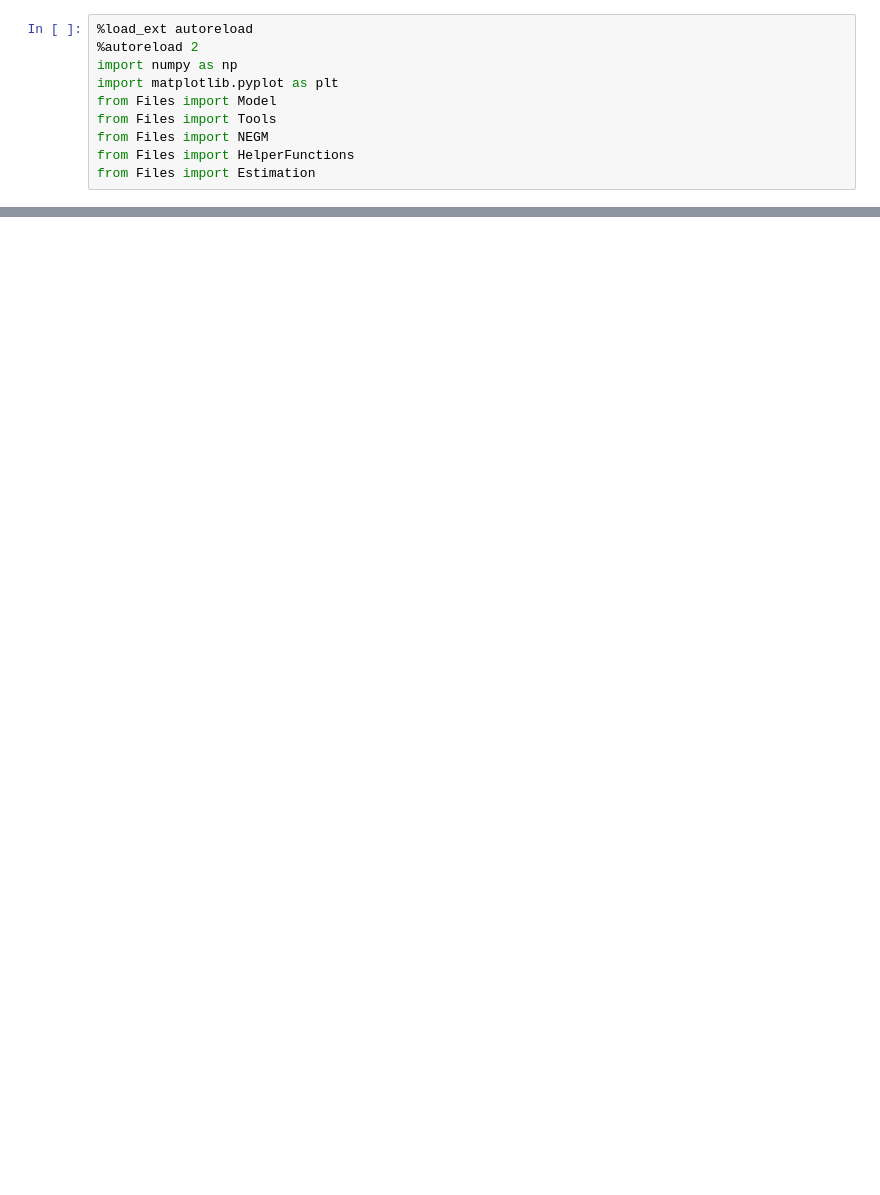
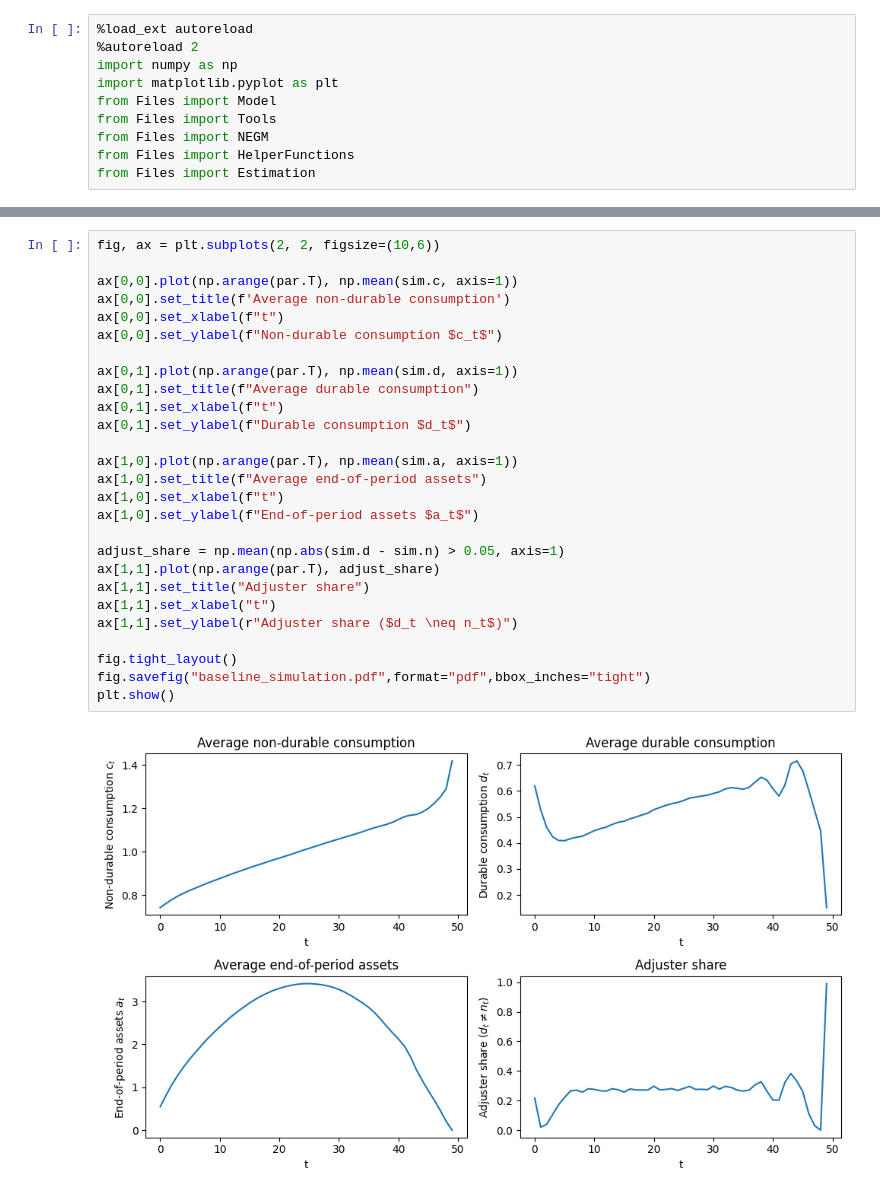
Before and after one commit to ChristofferDH/DP_CR, a Jupyter notebook: Main.ipynb, the cells around one changed output, grey strips where cells are left out. Saved outputs shown, nothing was run; the diff lists cells and outputs as text; blank space fills up the shorter version.

Commit message:
plotting in main

```diff
--- a/Main.ipynb
+++ b/Main.ipynb
@@ -120,3 +205,32 @@ plt.show()
+# %%
+fig, ax = plt.subplots(2, 2, figsize=(10,6))
+
+ax[0,0].plot(np.arange(par.T), np.mean(sim.c, axis=1))
+ax[0,0].set_title(f'Average non-durable consumption')
+ax[0,0].set_xlabel(f"t")
+ax[0,0].set_ylabel(f"Non-durable consumption $c_t$")
+
+ax[0,1].plot(np.arange(par.T), np.mean(sim.d, axis=1))
+ax[0,1].set_title(f"Average durable consumption")
+ax[0,1].set_xlabel(f"t")
+ax[0,1].set_ylabel(f"Durable consumption $d_t$")
+
+ax[1,0].plot(np.arange(par.T), np.mean(sim.a, axis=1))
+ax[1,0].set_title(f"Average end-of-period assets")
+ax[1,0].set_xlabel(f"t")
+ax[1,0].set_ylabel(f"End-of-period assets $a_t$")
+
+adjust_share = np.mean(np.abs(sim.d - sim.n) > 0.05, axis=1)
+ax[1,1].plot(np.arange(par.T), adjust_share)
+ax[1,1].set_title("Adjuster share")
+ax[1,1].set_xlabel("t")
+ax[1,1].set_ylabel(r"Adjuster share ($d_t \neq n_t$)")
+
+fig.tight_layout()
+fig.savefig("baseline_simulation.pdf",format="pdf",bbox_inches="tight")
+plt.show()
+# %% [output]
+[figure, added]
 # %%
 np.mean(sim.c)
 # %% [output]
```
Also changed, not shown: parts of 35 cells of this notebook, 1 other file.
